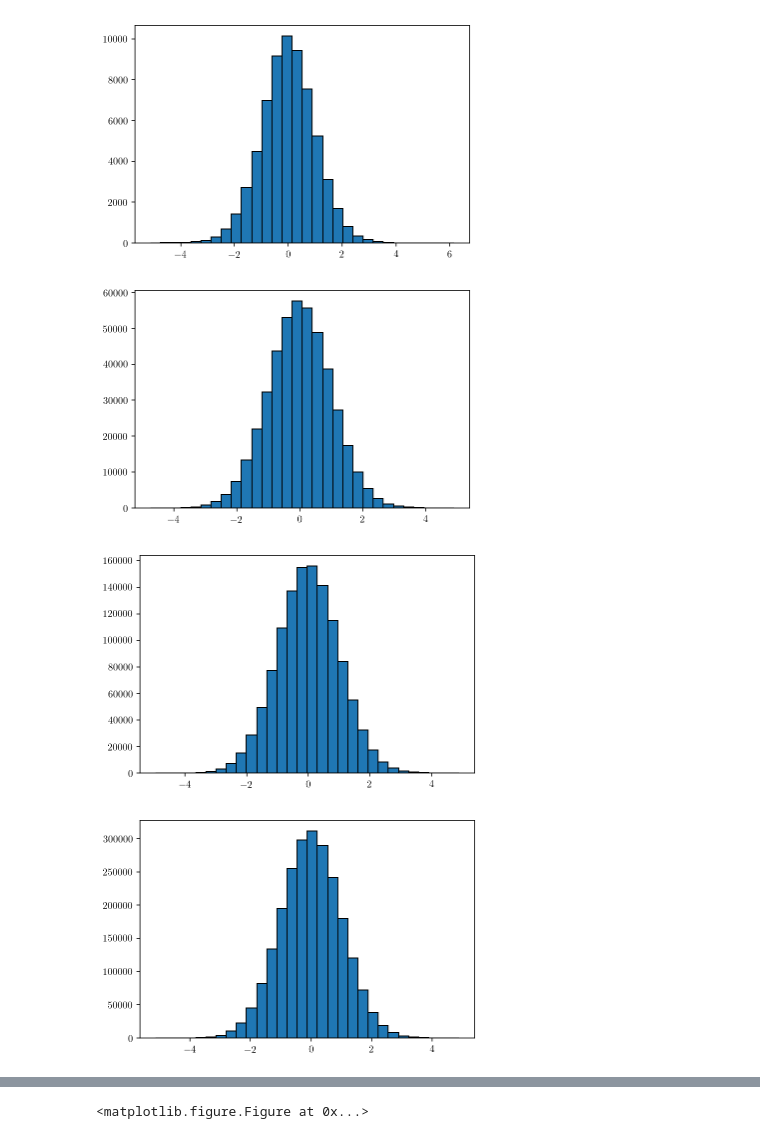
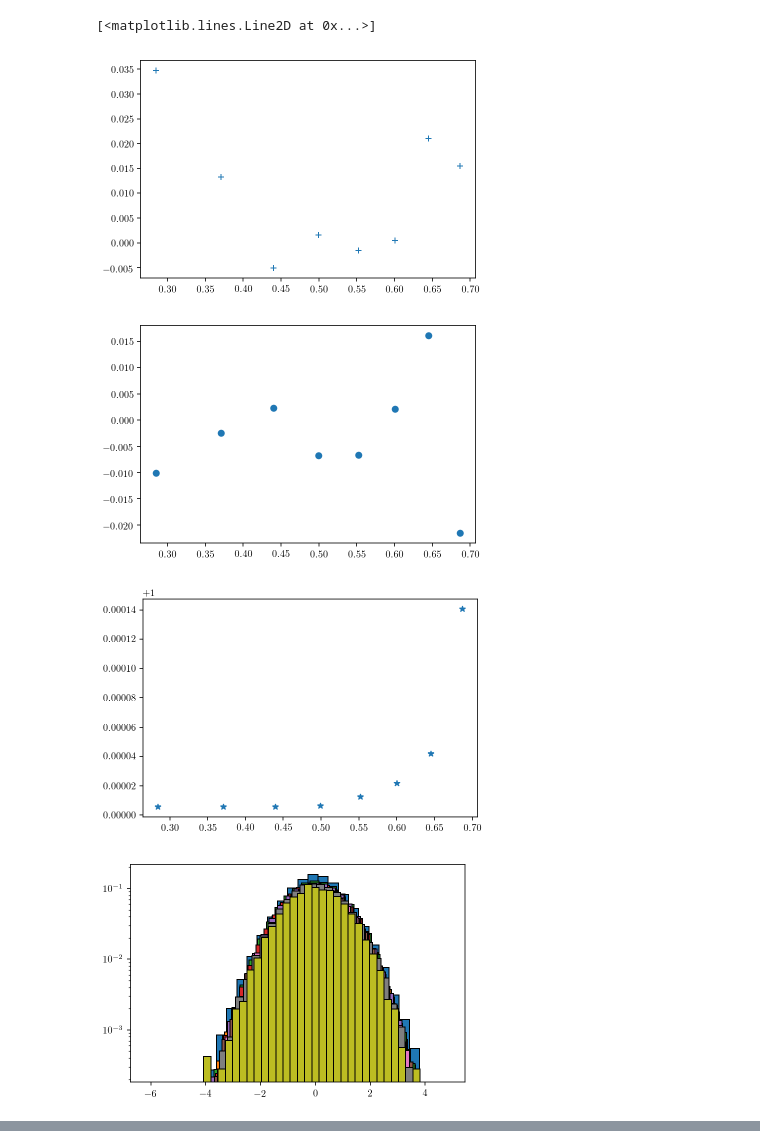
Before and after one commit to defjaf/RandomFields, a Jupyter notebook: notebooks/check_ng.ipynb, the cells around one changed output, grey strips where cells are left out. Cells and saved outputs as stored; diff of their text form; code cells hidden in the pictures.

```diff
--- a/notebooks/check_ng.ipynb
+++ b/notebooks/check_ng.ipynb
@@ -4,4 +4,4 @@ import realization as rn
 import matplotlib.pyplot as plt
 %matplotlib inline
 # %%
-kout, stats, hists = rn.ng.driver()
+kout, stats, hists = rn.ng.driver(dims=(1024,1024), fNL=0, Pk=1, eq_vol=True, ng_pow=6)
@@ -17,10 +8,30 @@ plt.plot(kout, stats.T[2])
+# %%
+plt.figure()
+i1 = 1
+plt.plot(kout[i1:], stats.T[3][i1:], '+')
+plt.figure()
+plt.plot(kout[i1:], stats.T[2][i1:], 'o')
+plt.figure()
+plt.plot(kout[i1:], stats.T[1][i1:], '*')
+# %% [output]
+[<matplotlib.lines.Line2D at 0x...>]
+[figure, added]
+[figure, added]
+[figure, added]
 # %%
 ## see http://stackoverflow.com/questions/44003552/matplotlib-histogram-from-numpy-histogram-output
-for frq, edges in hists:
-    plt.bar(edges[:-1], frq, width=np.diff(edges), ec="k", align="edge")
+for frq, edges in hists[0:]:
+    frq = np.array(frq,dtype=np.float)
+    frq /= frq.sum()
+    plt.bar(edges[:-1], frq, width=np.diff(edges), ec="k", align="edge", log=True)
     # plt.figure()
+
+plt.figure()
+for frq, edges in hists[0:]:
+    frq = np.array(frq,dtype=np.float)
+    frq /= frq.sum()
+    ctrs = edges[:-1] + np.diff(edges)
+    plt.semilogy(ctrs, frq)
+    # plt.figure()
 # %% [output]
-[figure, old version]
+[figure, new version]
-[figure, removed]
-[figure, removed]
-[figure, removed]
@@ -32 +37,0 @@ for frq, edges in hists:
-<matplotlib.figure.Figure at 0x...>
```
Also changed, not shown: parts of 3 cells of this notebook, 1 other file.
